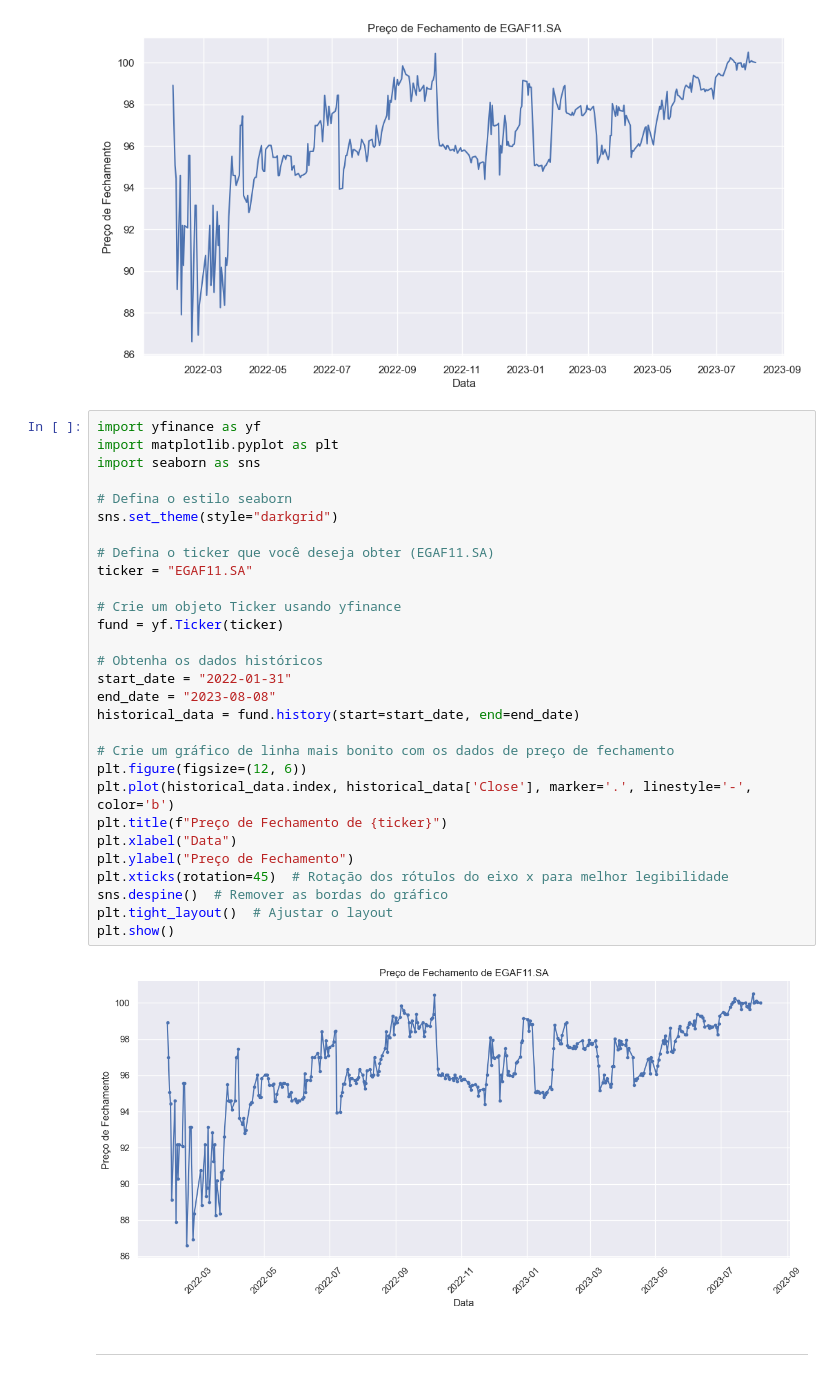
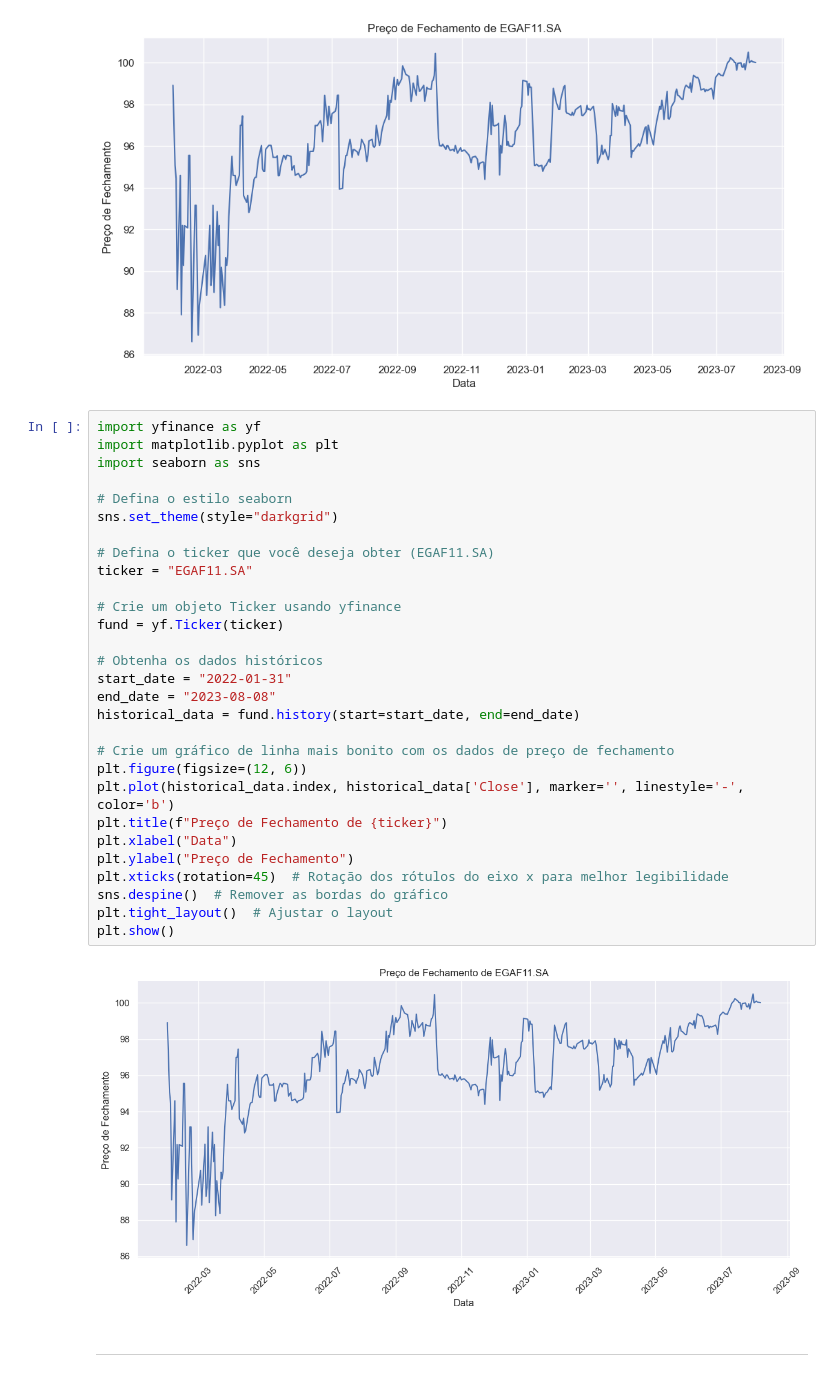
Before and after one commit to Riguini/Fundos-imobiliarios-FIIS-, a Jupyter notebook: FIIS.ipynb, the cells around one changed output. Saved outputs shown, nothing was run; the diff lists cells and outputs as text.

```diff
--- a/FIIS.ipynb
+++ b/FIIS.ipynb
@@ -497,34 +497,34 @@ plt.show()
 # %%
 import yfinance as yf
 import matplotlib.pyplot as plt
 import seaborn as sns
 
 # Defina o estilo seaborn
 sns.set_theme(style="darkgrid")
 
 # Defina o ticker que você deseja obter (EGAF11.SA)
 ticker = "EGAF11.SA"
 
 # Crie um objeto Ticker usando yfinance
 fund = yf.Ticker(ticker)
 
 # Obtenha os dados históricos
 start_date = "2022-01-31"
 end_date = "2023-08-08"
 historical_data = fund.history(start=start_date, end=end_date)
 
 # Crie um gráfico de linha mais bonito com os dados de preço de fechamento
 plt.figure(figsize=(12, 6))
-plt.plot(historical_data.index, historical_data['Close'], marker='.', linestyle='-', color='b')
+plt.plot(historical_data.index, historical_data['Close'], marker='', linestyle='-', color='b')
 plt.title(f"Preço de Fechamento de {ticker}")
 plt.xlabel("Data")
 plt.ylabel("Preço de Fechamento")
 plt.xticks(rotation=45)  # Rotação dos rótulos do eixo x para melhor legibilidade
 sns.despine()  # Remover as bordas do gráfico
 plt.tight_layout()  # Ajustar o layout
 plt.show()
 # %% [output]
-[figure, old version]
+[figure, new version]
 # %% [markdown]
 ___
 # %% [markdown]
```
